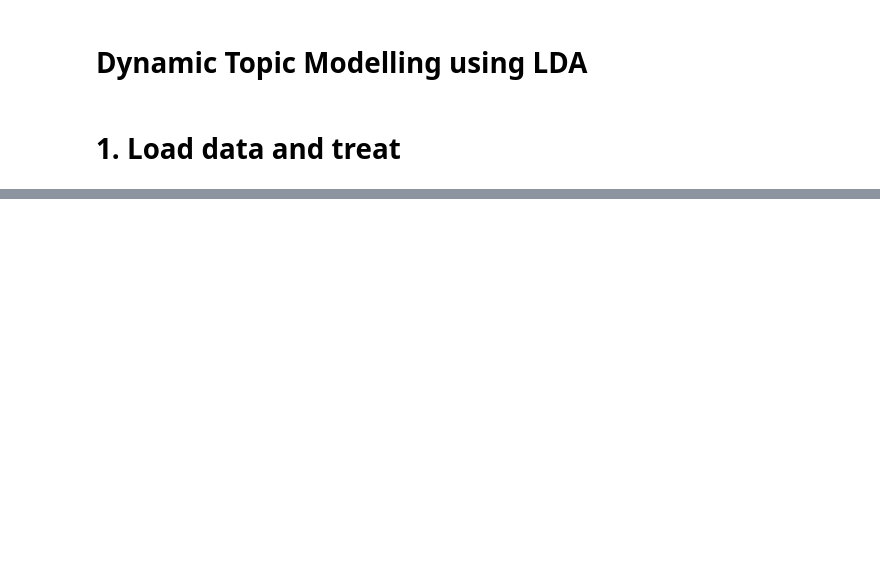
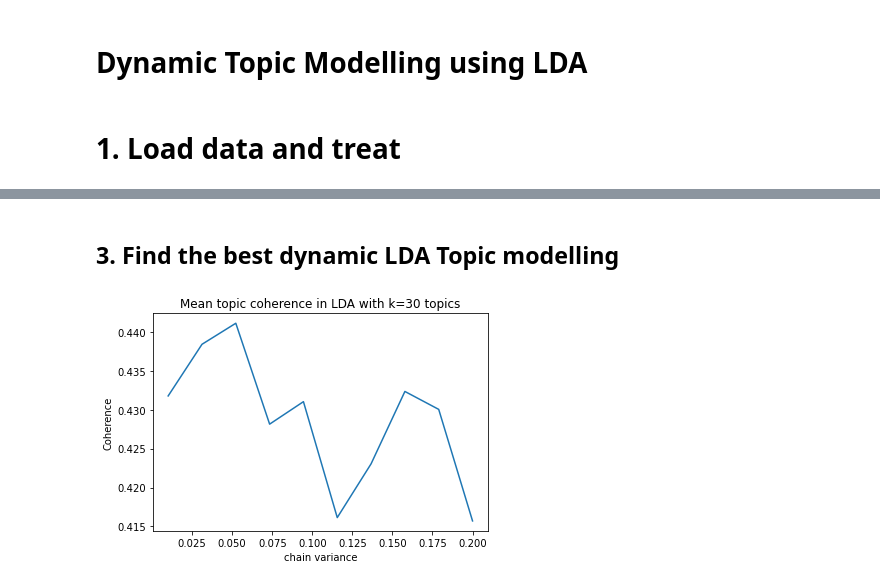
Before and after one commit to uva-bi-sdad/publicrd, a Jupyter notebook: src/Dynamic_Topic_Modelling/LDA/LDA.ipynb, the cells around one changed output, grey strips where cells are left out. Cells and saved outputs as stored; diff of their text form; code cells hidden in the pictures; blank space fills up the shorter version.

```diff
--- a/src/Dynamic_Topic_Modelling/LDA/LDA.ipynb
+++ b/src/Dynamic_Topic_Modelling/LDA/LDA.ipynb
@@ -153,0 +162,16 @@ print ("DTM Python coherence is", cm_DTM.get_coherence())
+# %% [markdown]
+<h2> 3. Find the best dynamic LDA Topic modelling </h2>
+# %%
+# 1. What is the best chain variance for a given number of topic k=30
+f = open('/project/biocomplexity/sdad/projects_data/ncses/prd/Dynamic_Topics_Modelling/LDA/Coherence_mean_30.pkl', 'rb')
+coherence_mean_serie = pickle.load(f)
+f.close()
+
+# plot the average coherence for each value of variance
+serie = coherence_mean_serie.plot()
+plt.title('Mean topic coherence in LDA with k=30 topics')
+plt.xlabel("chain variance")
+plt.ylabel("Coherence")
+plt.savefig('chain_coherence_mean.png')
+# %% [output]
+[figure, added]
```
Also changed, not shown: parts of 21 cells of this notebook, 13 other files.
